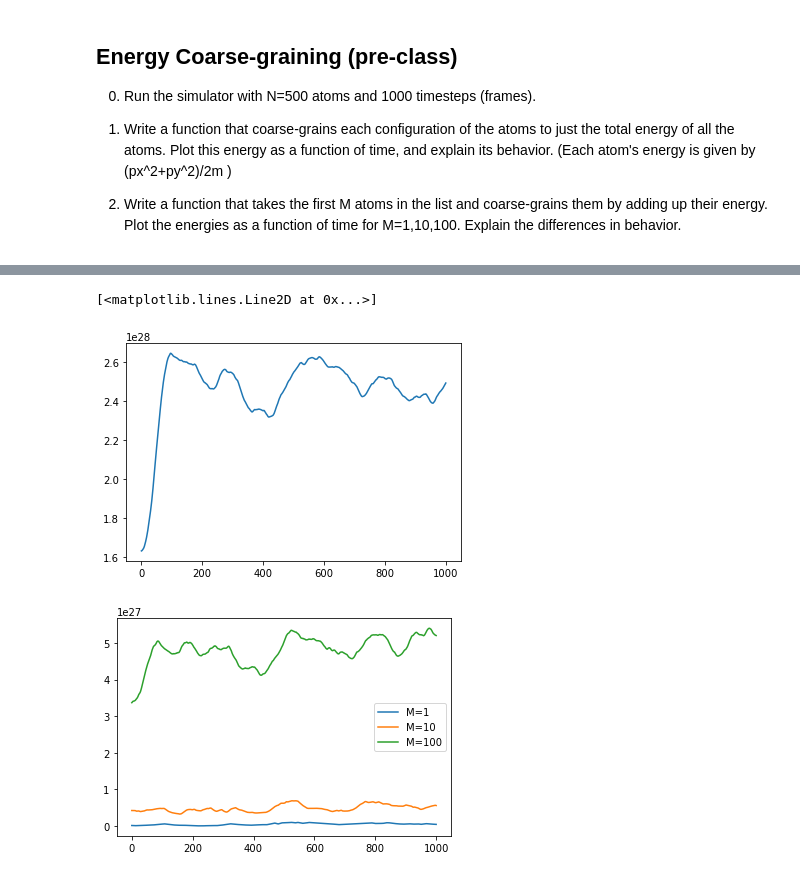
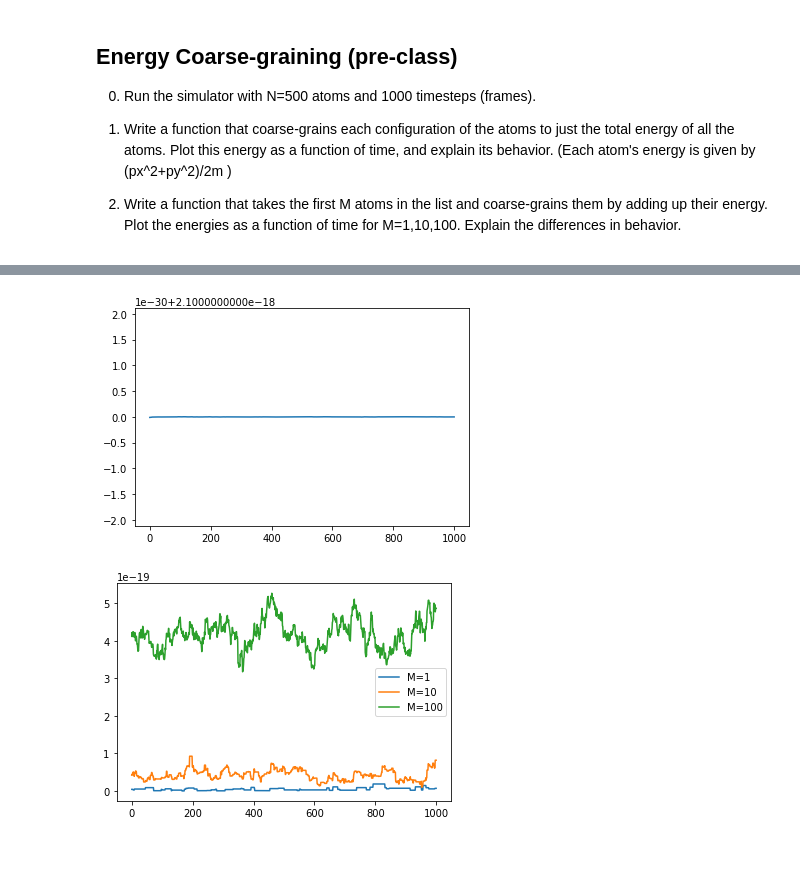
Before and after one commit to phasc/NS162, a Jupyter notebook: pcw/5.ipynb, the cells around one changed output, grey strips where cells are left out. Saved outputs shown, nothing was run; the diff lists cells and outputs as text; code cells hidden in the pictures.

```diff
--- a/pcw/5.ipynb
+++ b/pcw/5.ipynb
@@ -324,26 +334,26 @@ def cg(pl):
 
     return l
 
-plt.plot(range(1001),cg(poslist_frames))
+plt.plot(range(1001),cg(plist_frames))
+plt.show()
 # %% [output]
-[<matplotlib.lines.Line2D at 0x...>]
-[figure, old version]
+[figure, new version]
 # %%
 def cgM(pl, M):
     l = []
     for i in pl:
         e = 0
         for j in range(M):
             e += (i[j][0]**2 + i[j][1]**2)/(2*Matom)
         l.append(e)
 
     return l
 
-plt.plot(range(1001),cgM(poslist_frames, 1), label='M=1')
-plt.plot(range(1001),cgM(poslist_frames, 10), label='M=10')
-plt.plot(range(1001),cgM(poslist_frames, 100), label='M=100')
+plt.plot(range(1001),cgM(plist_frames, 1), label='M=1')
+plt.plot(range(1001),cgM(plist_frames, 10), label='M=10')
+plt.plot(range(1001),cgM(plist_frames, 100), label='M=100')
 
 plt.legend()
 plt.show()
 # %% [output]
-[figure, old version]
+[figure, new version]
```
Also changed, not shown: parts of 6 cells of this notebook, 2 other files.
